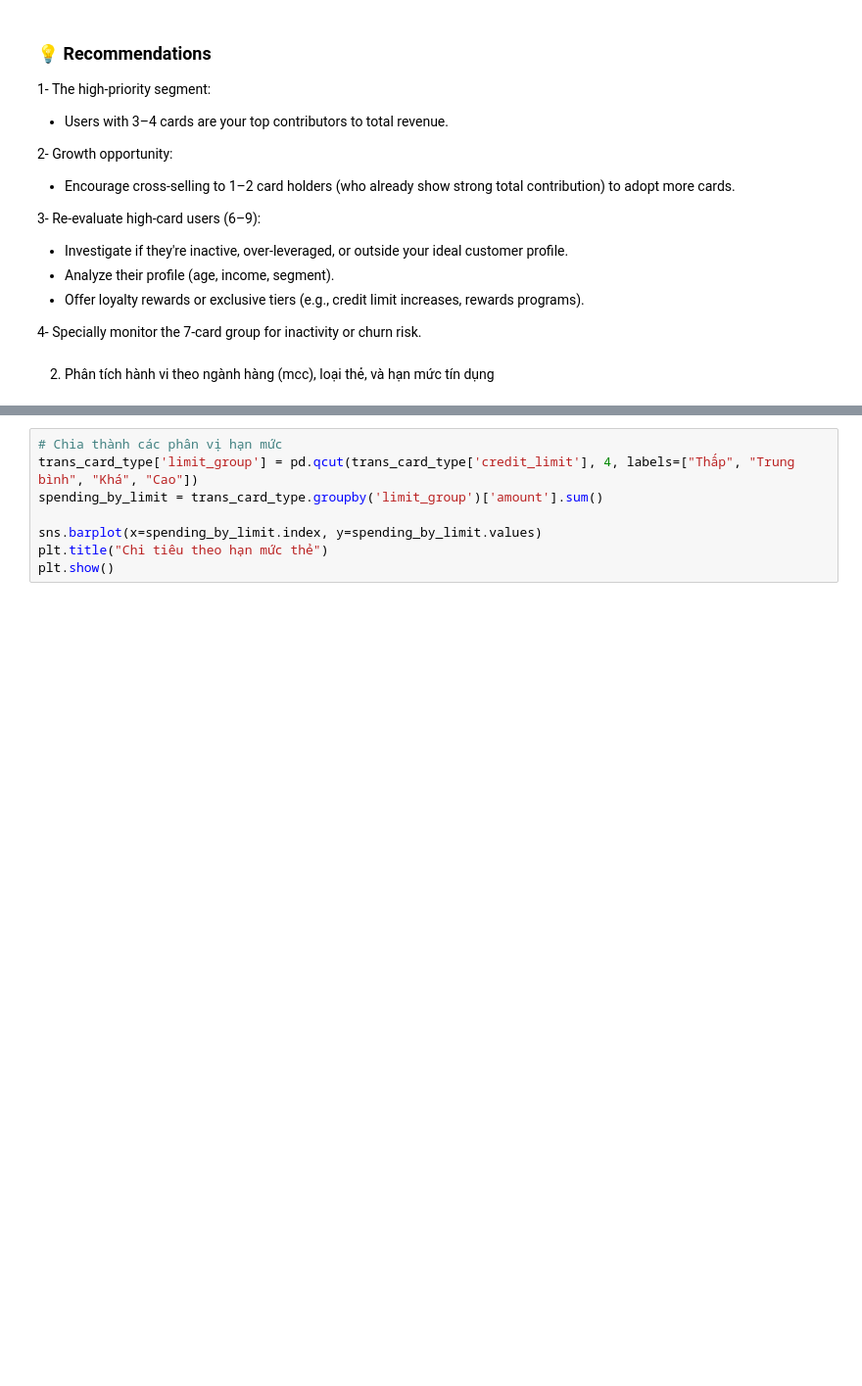
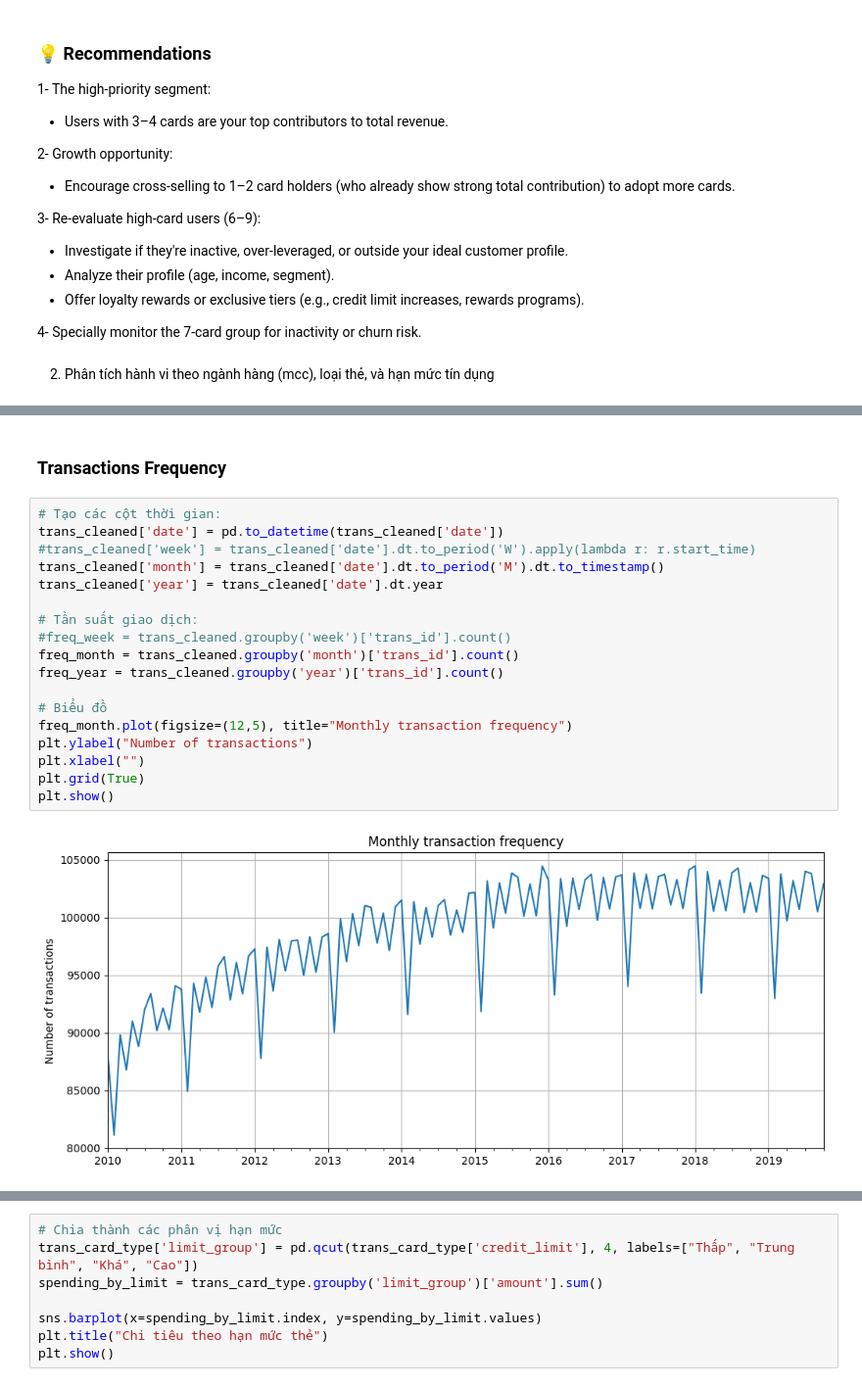
Before and after one commit to TuanTran2025/Final-Project, a Jupyter notebook: Final_Project.ipynb, the cells around one changed output, grey strips where cells are left out. Shown at 98% size. Saved outputs shown, nothing was run; the diff lists cells and outputs as text; blank space fills up the shorter version.

```diff
--- a/Final_Project.ipynb
+++ b/Final_Project.ipynb
@@ -1480,0 +1581,22 @@ trans_card_type.sample(2)
+# %% [markdown]
+### Transactions Frequency
+# %%
+# Tạo các cột thời gian:
+trans_cleaned['date'] = pd.to_datetime(trans_cleaned['date'])
+#trans_cleaned['week'] = trans_cleaned['date'].dt.to_period('W').apply(lambda r: r.start_time)
+trans_cleaned['month'] = trans_cleaned['date'].dt.to_period('M').dt.to_timestamp()
+trans_cleaned['year'] = trans_cleaned['date'].dt.year
+
+# Tần suất giao dịch:
+#freq_week = trans_cleaned.groupby('week')['trans_id'].count()
+freq_month = trans_cleaned.groupby('month')['trans_id'].count()
+freq_year = trans_cleaned.groupby('year')['trans_id'].count()
+
+# Biểu đồ
+freq_month.plot(figsize=(12,5), title="Monthly transaction frequency")
+plt.ylabel("Number of transactions")
+plt.xlabel("")
+plt.grid(True)
+plt.show()
+# %% [output]
+[figure, added]
```
Also changed, not shown: parts of 33 cells of this notebook.
